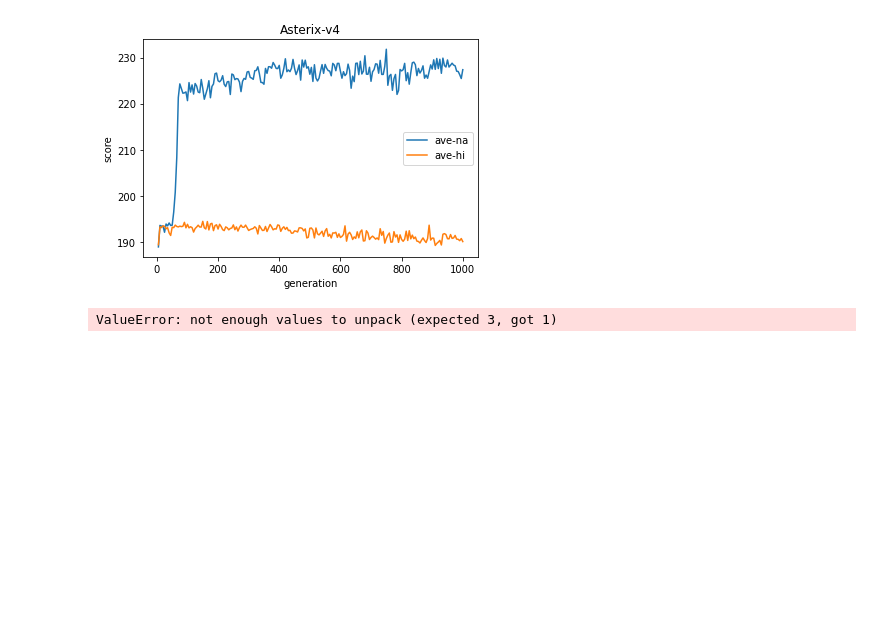
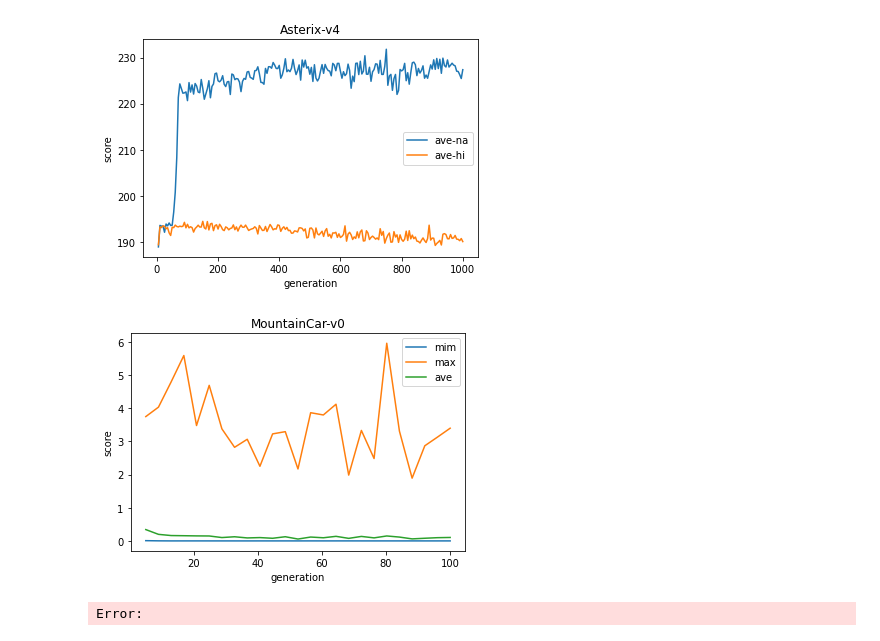
Before and after one commit to oyako-li/TPG, a Jupyter notebook: src/sample.ipynb, the cells around one changed output. Saved outputs shown, nothing was run; the diff lists cells and outputs as text; code cells hidden in the pictures; blank space fills up the shorter version.

```diff
--- a/src/sample.ipynb
+++ b/src/sample.ipynb
@@ -255,7 +257,7 @@ import numpy as np
 import matplotlib.pyplot as plt
 
 
-def load(_filename, _renge):
+def load(_filename, _renge, _step=5):
     l =[]
 
     with open(f"../log/{_filename}.log", "r") as file:
@@ -278,12 +280,12 @@ def load(_filename, _renge):
         __ma+=_max
         __av+=_ave
         # if i==0: continue
-        if i%5==4:
-            __min.append(__mi/5.)
+        if i%_step==_step-1:
+            __min.append(__mi/float(_step))
             __mi=0.
-            __max.append(__ma/5.)
+            __max.append(__ma/float(_step))
             __ma=0.
-            __ave.append(__av/5.)
+            __ave.append(__av/float(_step))
             __av=0.
         if i == _renge: break
     mi = np.array(__min)
@@ -358,25 +360,26 @@ plt.show()
 # %% [output]
 [figure]
 # %%
-title = "CartPole-v0"
-renge = 299
-mi1_na, ma1_na, av1_na = load(f'{title}/2022-07-19_15-15-34', renge)
+title = "MountainCar-v0"
+renge = 100
+mi1_na, ma1_na, av1_na = load(f'{title}/2022-07-20_15-32-26', renge, 4)
 # mi2_na, ma2_na, av2_na = load(f'{title}/2022-07-08_21-23-58', renge)
-ge = np.linspace(5, renge, mi1.size)
+ge = np.linspace(5, renge, mi1_na.size)
 
-plt.plot(ge, mi1_na, label='native-single-mim')
-plt.plot(ge, ma1_na, label='native-single-max')
-plt.plot(ge, av1_na, label='native-single-ave')
+plt.plot(ge, mi1_na, label='mim')
+plt.plot(ge, ma1_na, label='max')
+plt.plot(ge, av1_na, label='ave')
 # plt.plot(ge, mi2_na, label='native-multi-min')
 # plt.plot(ge, ma2_na, label='native-multi-max')
 # plt.plot(ge, av2_na, label='native-multi-ave')
 
 plt.xlabel('generation')
 plt.ylabel('score')
 
 plt.title(title)
 plt.legend()
 
 plt.show()
 # %% [output]
+[figure, added]
-ValueError: not enough values to unpack (expected 3, got 1)
+Error:
```
Also changed, not shown: parts of 3 cells of this notebook, 7 other files.
